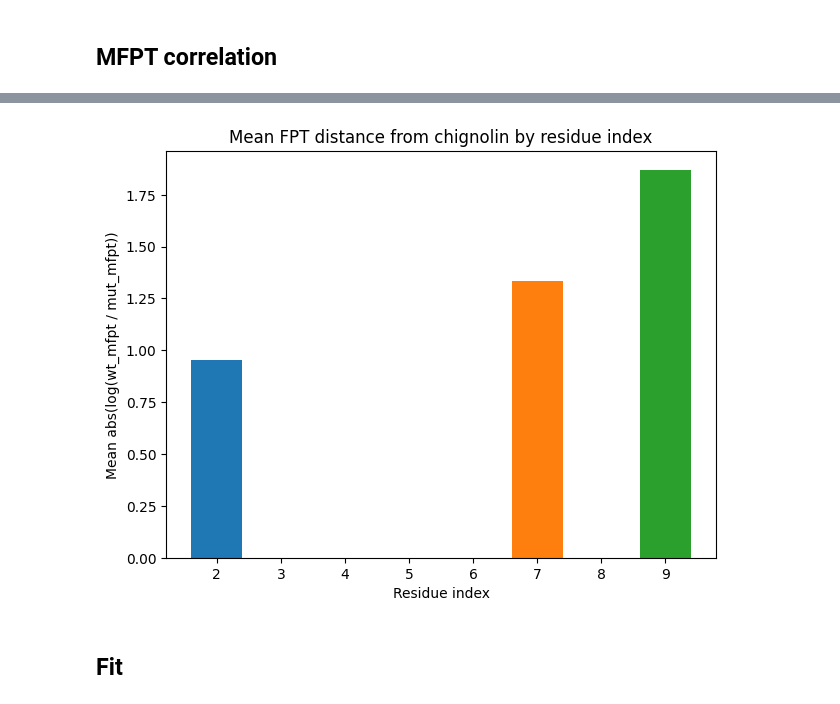
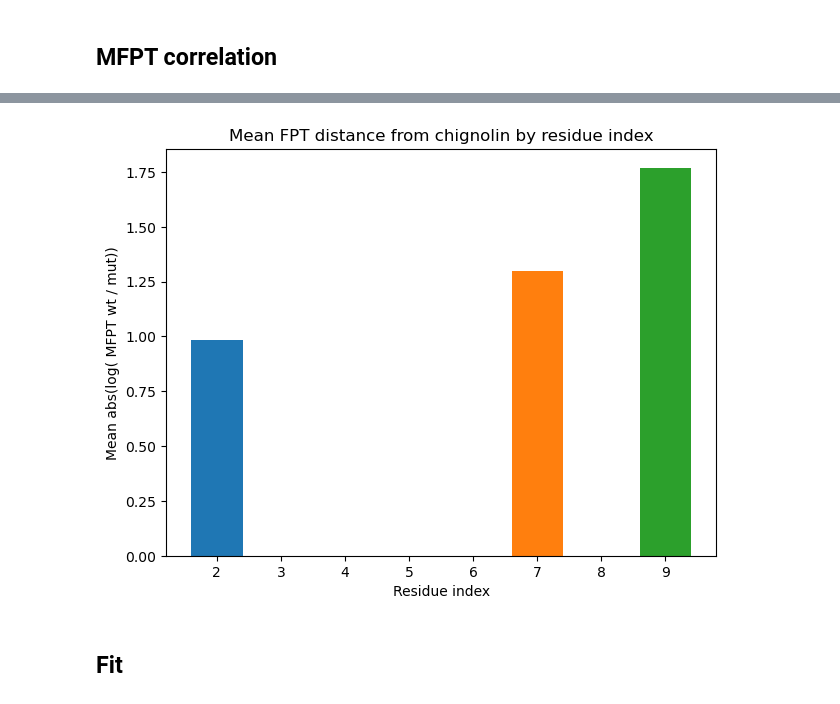
Before and after one commit to MendelsResearchGroup/guiding-peptide-kinetics, a Jupyter notebook: src/dan.ipynb, the cells around one changed output, grey strips where cells are left out. Cells and saved outputs as stored; diff of their text form; code cells hidden in the pictures.

```diff
--- a/src/dan.ipynb
+++ b/src/dan.ipynb
@@ -385,26 +385,29 @@ plot_mfpt_trails(
 # %%
+
+
+df = collect_df(all_mfpt, thresholds[-2], 200)
 
 wt_mfpt = float(df.loc['Wildtype', 'mfpt'])
 res_keys = sorted(int(k) for k in df['residue_idx'].dropna().unique())
 res_colors = color_map(res_keys) if 'color_map' in globals() else {k: None for k in res_keys}
 
 for i, group in df.groupby("residue_idx"):
     mfpt = group["mfpt"].to_numpy()
 
     val = np.abs(np.log((wt_mfpt / mfpt))).mean()
 
     plt.bar(i, val, color=res_colors[i])
 
 plt.xlabel("Residue index")
-plt.ylabel("Mean abs(log(wt_mfpt / mut_mfpt))")
+plt.ylabel("Mean abs(log( MFPT wt / mut))")
 plt.tight_layout()
 plt.title("Mean FPT distance from chignolin by residue index")
 plt.show()
 # Highest - 9th
 # Mid - 2nd
 # Low - 7th
 # %% [output]
-[figure, old version]
+[figure, new version]
 # %% [markdown]
 ## Fit
 # %%
```
Also changed, not shown: parts of 7 cells of this notebook.
